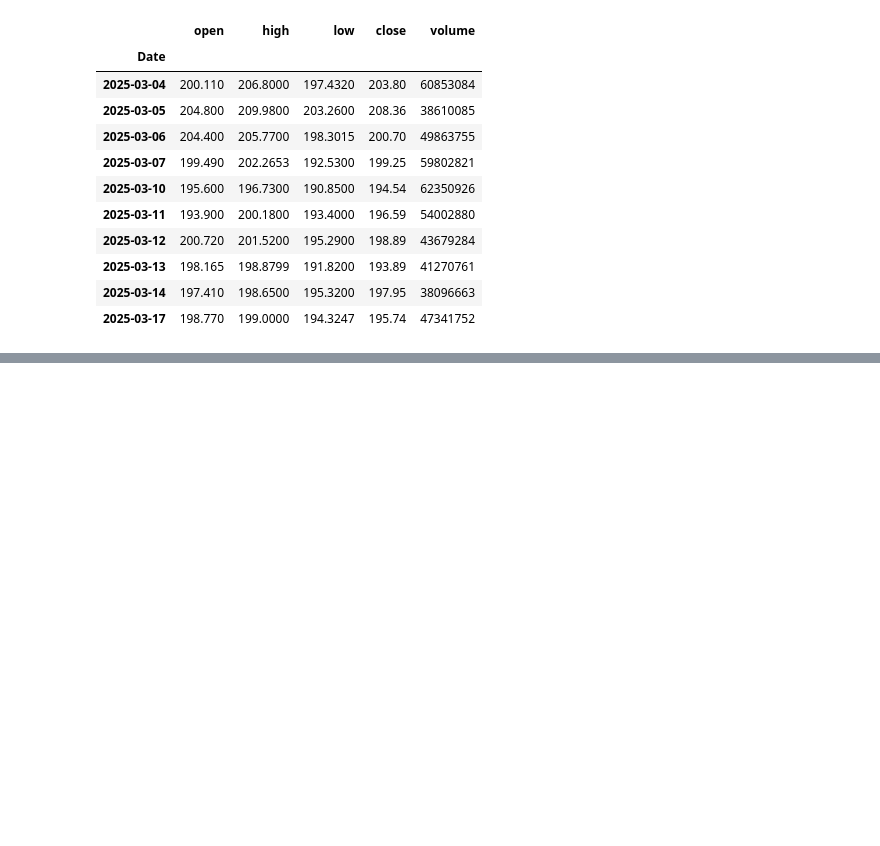
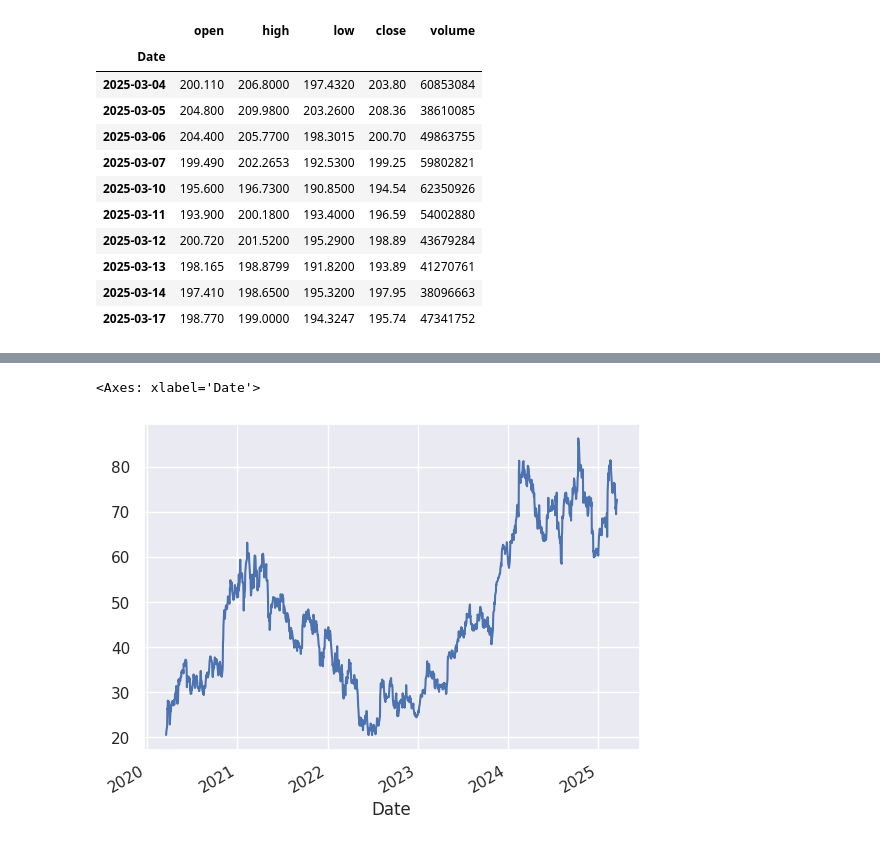
Before and after one commit to Kamilo1133/data-science-bootcamp, a Jupyter notebook: CASE_STUDY_dane_gieldowe.ipynb, the cells around one changed output, grey strips where cells are left out. Cells and saved outputs as stored; diff of their text form; code cells hidden in the pictures; blank space fills up the shorter version.

```diff
--- a/CASE_STUDY_dane_gieldowe.ipynb
+++ b/CASE_STUDY_dane_gieldowe.ipynb
@@ -429,0 +593,5 @@ df
+# %%
+df.Close.plot()
+# %% [output]
+<Axes: xlabel='Date'>
+[figure, added]
```
Also changed, not shown: parts of 19 cells of this notebook.
